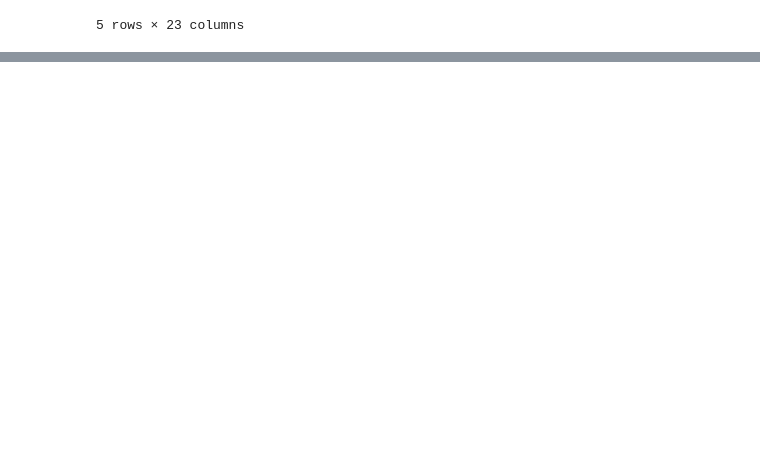
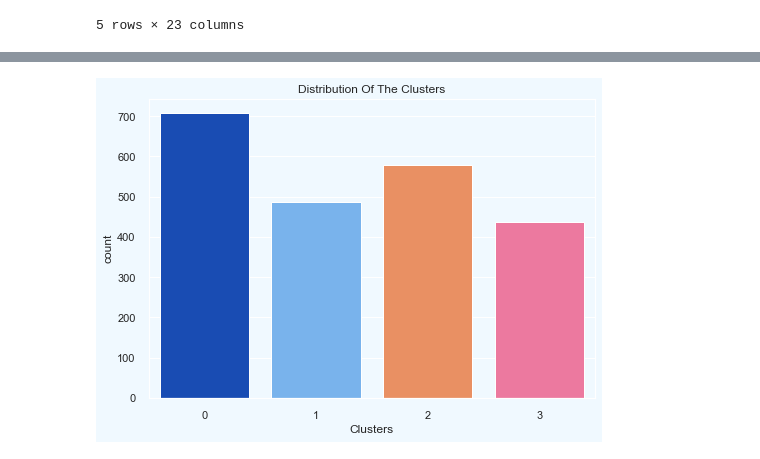
Before and after one commit to pachchigarsnehi/customer_analysis, a Jupyter notebook: customer_personality_analysis.ipynb, the cells around one changed output, grey strips where cells are left out. Saved outputs shown, nothing was run; the diff lists cells and outputs as text; code cells hidden in the pictures; blank space fills up the shorter version.

Commit message:
clustering and evaluation added

```diff
--- a/customer_personality_analysis.ipynb
+++ b/customer_personality_analysis.ipynb
@@ -392,0 +458,7 @@ Scaled features to be used for modelling!
+# %%
+# Initializing dimention reduction with PAC and making the features to 3
+
+pca = PCA(n_components=3)
+pca.fit(scaled_customer)
+pca_dataset = pd.DataFrame(pca.transform(scaled_customer), columns=(["col1","col2","col3"]))
+pca_dataset.describe().T
@@ -392,0 +493,7 @@ Scaled features to be used for modelling!
+# %%
+# Finding the number of clusters to be formed using Elbow method
+print("Finding the number of clusters using Elbow method")
+elbow_chart = KElbowVisualizer(KMeans(), k=10)
+elbow_chart.fit(pca_dataset)
+elbow_chart.show()
+# the chart below indicates that 4 is the number of clusters for the customer dataset
@@ -392,0 +504,10 @@ Scaled features to be used for modelling!
+# %%
+# Getting 4 clusters from above, now fitting the agglomerative clustering model to get the clusters
+# intialize the model (agglomerative)
+agglomerative_clustering = AgglomerativeClustering(n_clusters=4)
+# fit the model to predict clusters
+clusters_AC = agglomerative_clustering.fit_predict(pca_dataset)
+pca_dataset["Clusters"] = clusters_AC
+# adding the clusters to original Dataset
+customer["Clusters"] = clusters_AC
+customer["Clusters"]
@@ -392,0 +536,12 @@ Scaled features to be used for modelling!
+# %%
+# Evaluating Models
+# unsupervised clustering - no tagged feature to evaluate or score our model
+# first step - Group distribution of clustering
+
+palette = ["#0044cc", "#66b3ff", "#ff884d", "#ff6699"]
+plot_clusters = sns.countplot(x=customer["Clusters"], palette= palette)
+plot_clusters.set_title("Distribution Of The Clusters")
+plt.show()
+# cluster looks fairly distributed
+# %% [output]
+[figure, added]
```
Also changed, not shown: parts of 25 cells of this notebook, 1 other file.
